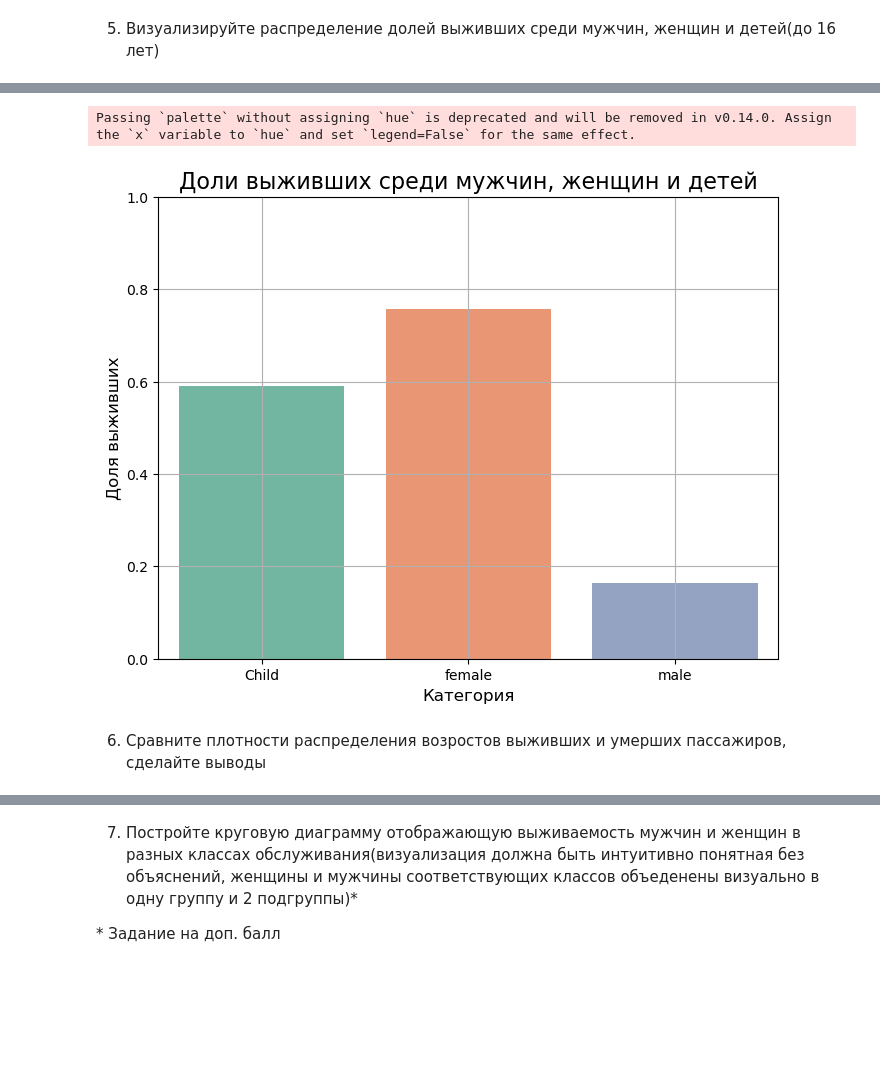
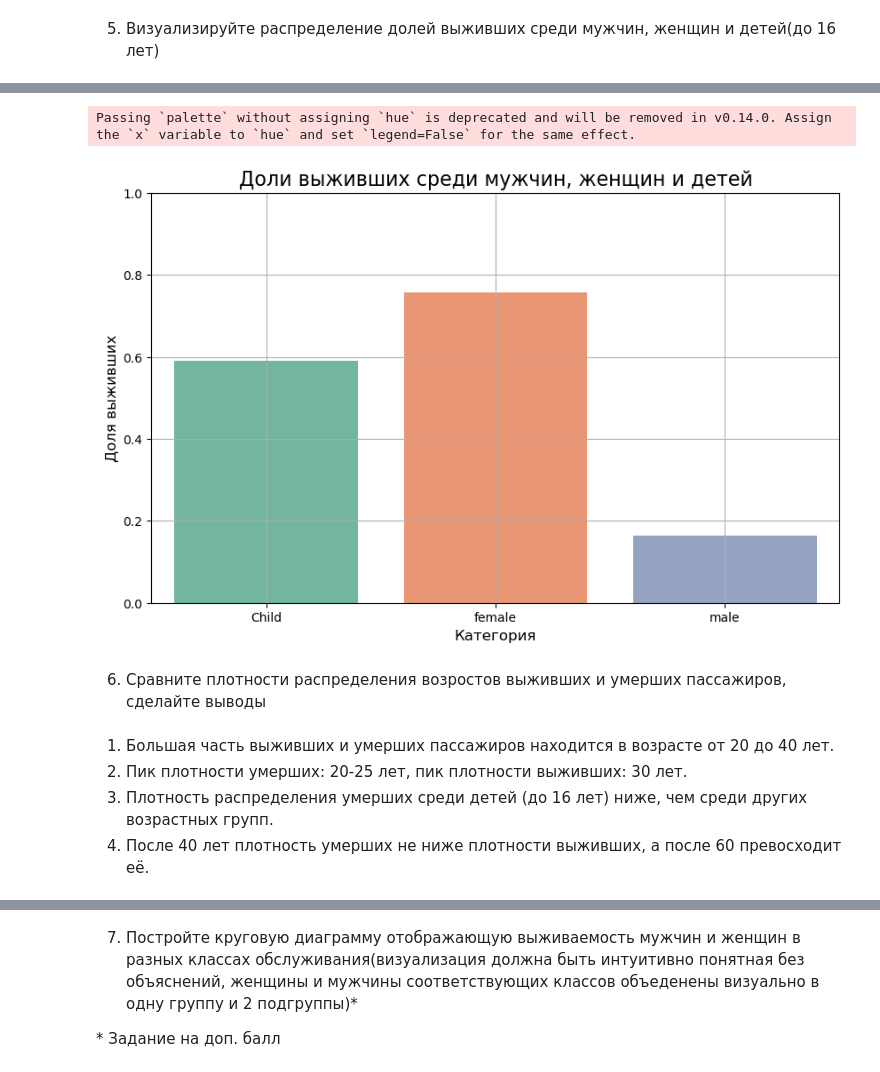
Before and after one commit to box1t/ML_5_sem, a Jupyter notebook: lab_1/Lab1-5.ipynb, the cells around one changed output, grey strips where cells are left out. Saved outputs shown, nothing was run; the diff lists cells and outputs as text; code cells hidden in the pictures; blank space fills up the shorter version.

```diff
--- a/lab_1/Lab1-5.ipynb
+++ b/lab_1/Lab1-5.ipynb
@@ -469,22 +535,27 @@ Passing `palette` without assigning `hue` is deprecated and will be removed in v
 # %%
 df['Category'] = df.apply(lambda row: 'Child' if row['Age'] < 16 else row['Sex'], axis=1)
 survival_rates = df.groupby('Category')['Survived'].mean().reset_index()
 
-plt.figure(figsize=(8, 6))
+plt.figure(figsize=(10, 6))
 sns.barplot(x='Category', y='Survived', data=survival_rates, palette='Set2')
 
 plt.title('Доли выживших среди мужчин, женщин и детей', fontsize=16)
 plt.xlabel('Категория', fontsize=12)
 plt.ylabel('Доля выживших', fontsize=12)
 plt.ylim(0, 1)
 plt.grid(True)
 
 plt.show()
 # %% [output]
 Passing `palette` without assigning `hue` is deprecated and will be removed in v0.14.0. Assign the `x` variable to `hue` and set `legend=False` for the same effect.
-[figure, old version]
+[figure, new version]
 # %% [markdown]
 6. Сравните плотности распределения возростов выживших и умерших пассажиров, сделайте выводы
+# %% [markdown]
+1. Большая часть выживших и умерших пассажиров находится в возрасте от 20 до 40 лет.
+2. Пик плотности умерших: 20-25 лет, пик плотности выживших: 30 лет.
+3. Плотность распределения умерших среди детей (до 16 лет) ниже, чем среди других возрастных групп.
+4. После 40 лет плотность умерших не ниже плотности выживших, а после 60 превосходит её.
 # %%
 df['Age'] = pd.to_numeric(df['Age'], errors='coerce')
 plt.figure(figsize=(10, 6))
```
Also changed, not shown: parts of 11 cells of this notebook.
